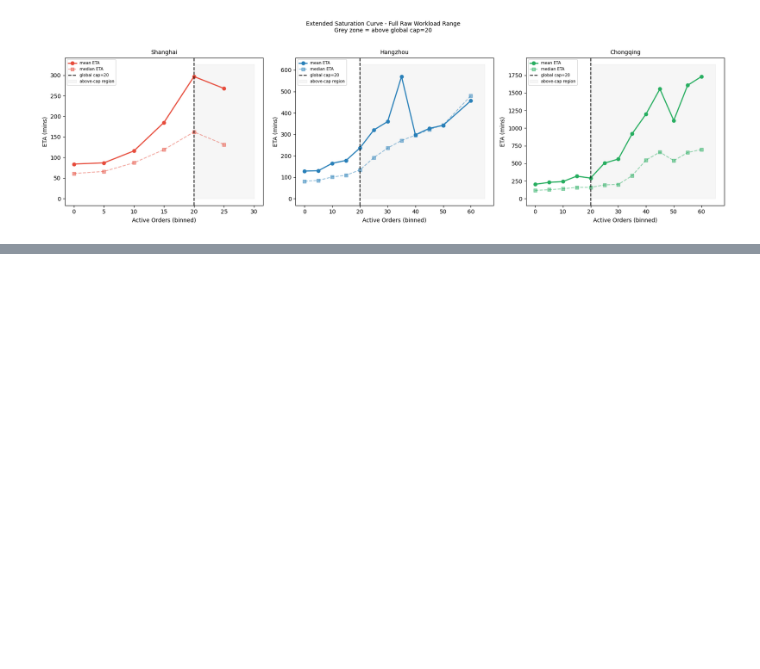
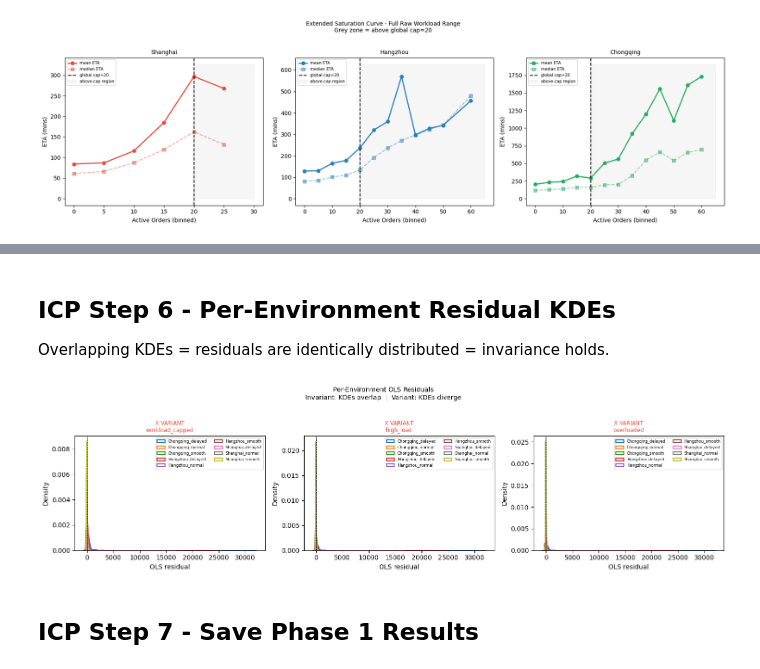
Before and after one commit to aymuos/starship, a Jupyter notebook: fundamental_EDA/fc_all_city_ICP.ipynb, the cells around one changed output, grey strips where cells are left out. Cells and saved outputs as stored; diff of their text form; code cells hidden in the pictures; blank space fills up the shorter version.

```diff
--- a/fundamental_EDA/fc_all_city_ICP.ipynb
+++ b/fundamental_EDA/fc_all_city_ICP.ipynb
@@ -2387,0 +2152,67 @@ Load in PCMCI+ notebook:
+# %% [markdown]
+## ICP Step 6 - Per-Environment Residual KDEs
+
+Overlapping KDEs = residuals are identically distributed = invariance holds.
+# %%
+def plot_residual_distributions(
+    icp_pd,
+    results: dict,
+    invariant_features: list,
+    variant_features: list,
+    n_show: int = 3,
+) -> None:
+    """
+    Per-environment OLS residual KDEs.
+    Invariant features: KDEs should tightly overlap.
+    Variant features: KDEs should diverge across environments.
+    """
+    show = invariant_features[:n_show] + variant_features[:n_show]
+    envs = sorted(icp_pd["environment"].unique())
+    pal  = plt.cm.tab10.colors
+
+    if not show:
+        print("No features to plot.")
+        return
+
+    fig, axes = plt.subplots(1, len(show), figsize=(5 * len(show), 4))
+    if len(show) == 1:
+        axes = [axes]
+
+    for ax, feat in zip(axes, show):
+        if feat not in results or "error" in results[feat]:
+            continue
+        is_inv = results[feat]["invariant"]
+        color  = "#27ae60" if is_inv else "#e74c3c"
+        tag    = "OK INVARIANT" if is_inv else "X VARIANT"
+
+        sub   = icp_pd[[feat, "eta_mins", "environment"]].dropna()
+        model = sm.OLS(sub["eta_mins"], sm.add_constant(sub[feat])).fit()
+        sub   = sub.copy()
+        sub["residual"] = model.resid.values
+
+        for j, env in enumerate(envs):
+            ev = sub[sub["environment"] == env]["residual"].values
+            if len(ev) < 20:
+                continue
+            sns.kdeplot(ev, ax=ax, label=env, color=pal[j % len(pal)],
+                        lw=1.5, fill=True, alpha=0.07)
+
+        ax.set_title(f"{tag}\n{feat}", fontsize=8.5, color=color)
+        ax.axvline(0, color="black", lw=0.7, ls="--")
+        ax.set_xlabel("OLS residual")
+        ax.legend(fontsize=6, ncol=2)
+
+    plt.suptitle(
+        "Per-Environment OLS Residuals\n"
+        "Invariant: KDEs overlap  |  Variant: KDEs diverge",
+        fontsize=10, y=1.03)
+    plt.tight_layout()
+    plt.show()
+
+plot_residual_distributions(
+    icp_pd, icp_results,
+    invariant_features, variant_features, n_show=3)
+# %% [output]
+[figure, added]
+# %% [markdown]
+## ICP Step 7 - Save Phase 1 Results
```
Also changed, not shown: parts of 86 cells of this notebook.
